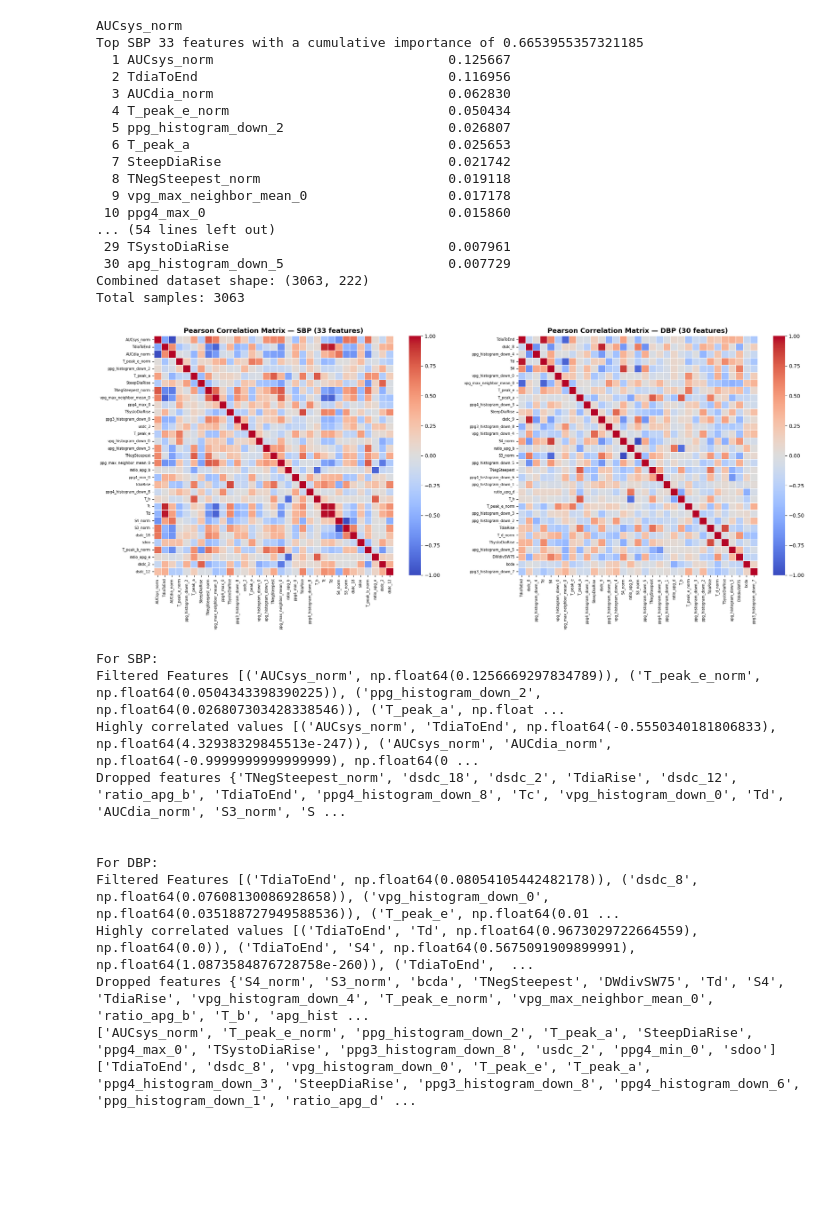
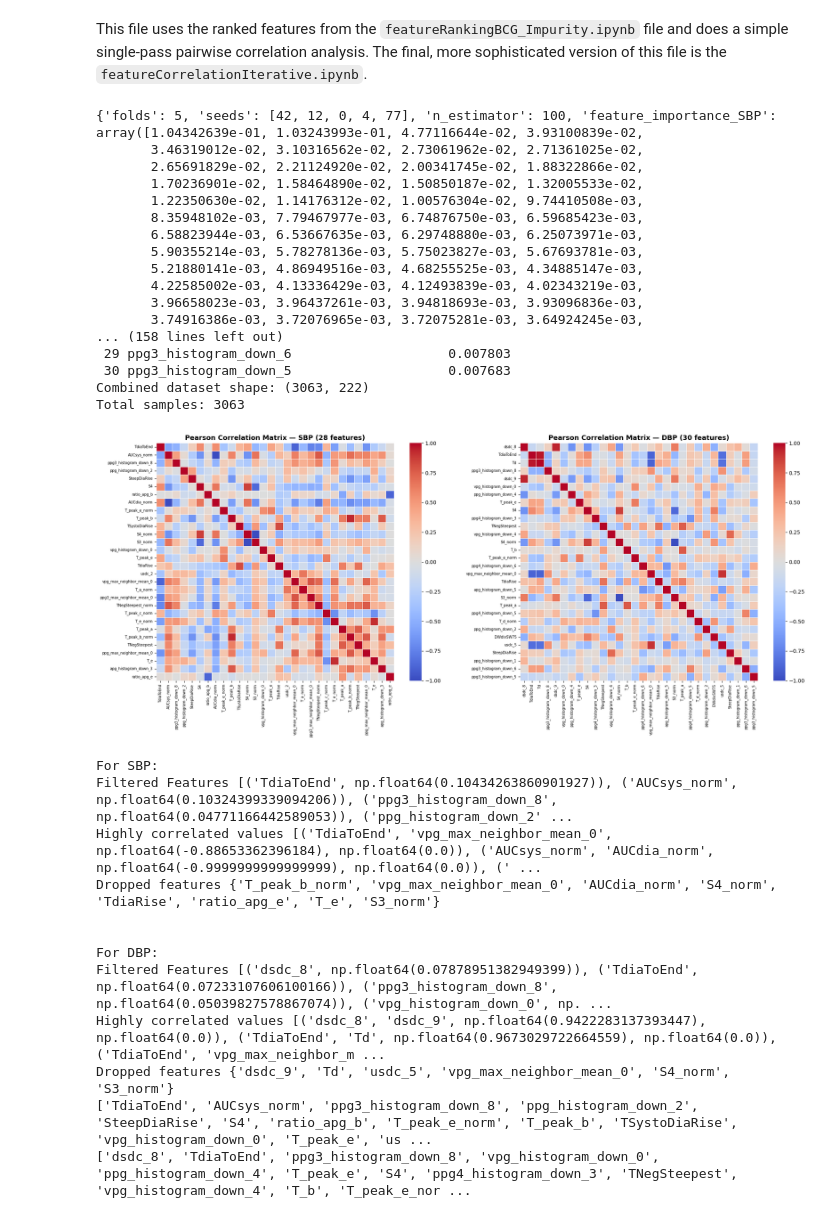
Before and after one commit to Mzlm51/BachelorThesis, a Jupyter notebook: featureCorrelation.ipynb, the cells around one changed output. Cells and saved outputs as stored; diff of their text form; code cells hidden in the pictures; blank space fills up the shorter version.

```diff
--- a/featureCorrelation.ipynb
+++ b/featureCorrelation.ipynb
@@ -1 +1,3 @@
+# %% [markdown]
+This file uses the ranked features from the `featureRankingBCG_Impurity.ipynb` file and does a simple single-pass pairwise correlation analysis. The final, more sophisticated version of this file is the `featureCorrelationIterative.ipynb`.
 # %%
@@ -55,8 +54,10 @@ def remove_highly_correlated_features(top_features, data, pcc=0.8):
 
     return filtered, correlated_pairs, toDrop
 # %%
-with open("results_RF_importances/rf_results.pkl", "rb") as file:
+with open("FeatureRanking_Results/rf_results.pkl", "rb") as file:
     results = pickle.load(file)
+
+print(results)
 
 SBP_features = [(f,imp) for (f, imp) in results["sbp_ranking"][:218]]
 DBP_features = [(f,imp) for (f, imp) in results["dbp_ranking"][:218]]
@@ -143,63 +144,63 @@ axes[1].tick_params(axis='x', rotation=90, labelsize=7)
 axes[1].tick_params(axis='y', rotation=0,  labelsize=7)
 
 plt.tight_layout()
-plt.savefig('results_RF_importances/pearson_correlation_matrix.png', dpi=300, bbox_inches='tight')
+plt.savefig('FeatureRanking_Results/pearson_correlation_matrix_single.png', dpi=300, bbox_inches='tight')
 plt.show()
 
 # I define high correlation, if absolute(r) ≥ 0.85 and p < 0.05
 filtered_SBP, pairs_SBP, dropped_SBP = remove_highly_correlated_features(top_features_SBP, data, pcc=PCC)
 print(f"For SBP: \nFiltered Features {filtered_SBP} \nHighly correlated values {pairs_SBP} \nDropped features {dropped_SBP}\n\n")
 
 filtered_DBP, pairs_DBP, dropped_DBP = remove_highly_correlated_features(top_features_DBP, data, pcc=PCC)
 print(f"For DBP: \nFiltered Features {filtered_DBP} \nHighly correlated values {pairs_DBP} \nDropped features {dropped_DBP}")
 
 '''
 filtered_names_sbp = [f for f,_ in filtered_SBP]
 filtered_names_dbp = [f for f,_ in filtered_DBP]
 filtered_importances_sbp = [imp for _,imp in filtered_SBP]
 filtered_importances_dbp = [imp for _,imp in filtered_DBP]
 '''
 
-with open("results_RF_importances/rf_results.pkl", "rb") as f:
+with open("FeatureRanking_Results/rf_results.pkl", "rb") as f:
     file = pickle.load(f)
 
 file.update({
     "sbp_ranking_pearson": filtered_SBP,
     "dbp_ranking_pearson": filtered_DBP
 })
 print([f for f,_ in filtered_SBP])
 print([f for f,_ in filtered_DBP])
 
-with open("results_RF_importances/rf_results.pkl", "wb") as f:
+with open("FeatureRanking_Results/rf_results.pkl", "wb") as f:
     pickle.dump(file, f)
 # %% [output]
-AUCsys_norm
-Top SBP 33 features with a cumulative importance of 0.6653955357321185
-  1 AUCsys_norm                              0.125667
-  2 TdiaToEnd                                0.116956
-  3 AUCdia_norm                              0.062830
-  4 T_peak_e_norm                            0.050434
-  5 ppg_histogram_down_2                     0.026807
-  6 T_peak_a                                 0.025653
-  7 SteepDiaRise                             0.021742
-  8 TNegSteepest_norm                        0.019118
-  9 vpg_max_neighbor_mean_0                  0.017178
- 10 ppg4_max_0                               0.015860
-... (54 lines left out)
- 29 TSystoDiaRise                            0.007961
- 30 apg_histogram_down_5                     0.007729
+{'folds': 5, 'seeds': [42, 12, 0, 4, 77], 'n_estimator': 100, 'feature_importance_SBP': array([1.04342639e-01, 1.03243993e-01, 4.77116644e-02, 3.93100839e-02,
+       3.46319012e-02, 3.10316562e-02, 2.73061962e-02, 2.71361025e-02,
+       2.65691829e-02, 2.21124920e-02, 2.00341745e-02, 1.88322866e-02,
+       1.70236901e-02, 1.58464890e-02, 1.50850187e-02, 1.32005533e-02,
+       1.22350630e-02, 1.14176312e-02, 1.00576304e-02, 9.74410508e-03,
+       8.35948102e-03, 7.79467977e-03, 6.74876750e-03, 6.59685423e-03,
+       6.58823944e-03, 6.53667635e-03, 6.29748880e-03, 6.25073971e-03,
+       5.90355214e-03, 5.78278136e-03, 5.75023827e-03, 5.67693781e-03,
+       5.21880141e-03, 4.86949516e-03, 4.68255525e-03, 4.34885147e-03,
+       4.22585002e-03, 4.13336429e-03, 4.12493839e-03, 4.02343219e-03,
+       3.96658023e-03, 3.96437261e-03, 3.94818693e-03, 3.93096836e-03,
+       3.74916386e-03, 3.72076965e-03, 3.72075281e-03, 3.64924245e-03,
+... (158 lines left out)
+ 29 ppg3_histogram_down_6                    0.007803
+ 30 ppg3_histogram_down_5                    0.007683
 Combined dataset shape: (3063, 222)
 Total samples: 3063
-[figure, old version]
+[figure, new version]
 For SBP:
-Filtered Features [('AUCsys_norm', np.float64(0.1256669297834789)), ('T_peak_e_norm', np.float64(0.0504343398390225)), ('ppg_histogram_down_2', np.float64(0.026807303428338546)), ('T_peak_a', np.float ...
-Highly correlated values [('AUCsys_norm', 'TdiaToEnd', np.float64(-0.5550340181806833), np.float64(4.32938329845513e-247)), ('AUCsys_norm', 'AUCdia_norm', np.float64(-0.9999999999999999), np.float64(0 ...
-Dropped features {'TNegSteepest_norm', 'dsdc_18', 'dsdc_2', 'TdiaRise', 'dsdc_12', 'ratio_apg_b', 'TdiaToEnd', 'ppg4_histogram_down_8', 'Tc', 'vpg_histogram_down_0', 'Td', 'AUCdia_norm', 'S3_norm', 'S ...
+Filtered Features [('TdiaToEnd', np.float64(0.10434263860901927)), ('AUCsys_norm', np.float64(0.10324399339094206)), ('ppg3_histogram_down_8', np.float64(0.04771166442589053)), ('ppg_histogram_down_2' ...
+Highly correlated values [('TdiaToEnd', 'vpg_max_neighbor_mean_0', np.float64(-0.88653362396184), np.float64(0.0)), ('AUCsys_norm', 'AUCdia_norm', np.float64(-0.9999999999999999), np.float64(0.0)), (' ...
+Dropped features {'T_peak_b_norm', 'vpg_max_neighbor_mean_0', 'AUCdia_norm', 'S4_norm', 'TdiaRise', 'ratio_apg_e', 'T_e', 'S3_norm'}
 
 
 For DBP:
-Filtered Features [('TdiaToEnd', np.float64(0.08054105442482178)), ('dsdc_8', np.float64(0.07608130086928658)), ('vpg_histogram_down_0', np.float64(0.035188727949588536)), ('T_peak_e', np.float64(0.01 ...
-Highly correlated values [('TdiaToEnd', 'Td', np.float64(0.9673029722664559), np.float64(0.0)), ('TdiaToEnd', 'S4', np.float64(0.5675091909899991), np.float64(1.0873584876728758e-260)), ('TdiaToEnd',  ...
-Dropped features {'S4_norm', 'S3_norm', 'bcda', 'TNegSteepest', 'DWdivSW75', 'Td', 'S4', 'TdiaRise', 'vpg_histogram_down_4', 'T_peak_e_norm', 'vpg_max_neighbor_mean_0', 'ratio_apg_b', 'T_b', 'apg_hist ...
-['AUCsys_norm', 'T_peak_e_norm', 'ppg_histogram_down_2', 'T_peak_a', 'SteepDiaRise', 'ppg4_max_0', 'TSystoDiaRise', 'ppg3_histogram_down_8', 'usdc_2', 'ppg4_min_0', 'sdoo']
-['TdiaToEnd', 'dsdc_8', 'vpg_histogram_down_0', 'T_peak_e', 'T_peak_a', 'ppg4_histogram_down_3', 'SteepDiaRise', 'ppg3_histogram_down_8', 'ppg4_histogram_down_6', 'ppg_histogram_down_1', 'ratio_apg_d' ...
+Filtered Features [('dsdc_8', np.float64(0.07878951382949399)), ('TdiaToEnd', np.float64(0.07233107606100166)), ('ppg3_histogram_down_8', np.float64(0.05039827578867074)), ('vpg_histogram_down_0', np. ...
+Highly correlated values [('dsdc_8', 'dsdc_9', np.float64(0.9422283137393447), np.float64(0.0)), ('TdiaToEnd', 'Td', np.float64(0.9673029722664559), np.float64(0.0)), ('TdiaToEnd', 'vpg_max_neighbor_m ...
+Dropped features {'dsdc_9', 'Td', 'usdc_5', 'vpg_max_neighbor_mean_0', 'S4_norm', 'S3_norm'}
+['TdiaToEnd', 'AUCsys_norm', 'ppg3_histogram_down_8', 'ppg_histogram_down_2', 'SteepDiaRise', 'S4', 'ratio_apg_b', 'T_peak_e_norm', 'T_peak_b', 'TSystoDiaRise', 'vpg_histogram_down_0', 'T_peak_e', 'us ...
+['dsdc_8', 'TdiaToEnd', 'ppg3_histogram_down_8', 'vpg_histogram_down_0', 'ppg_histogram_down_4', 'T_peak_e', 'S4', 'ppg4_histogram_down_3', 'TNegSteepest', 'vpg_histogram_down_4', 'T_b', 'T_peak_e_nor ...
```
Also changed, not shown: parts of 1 cell of this notebook, 43 other files.
